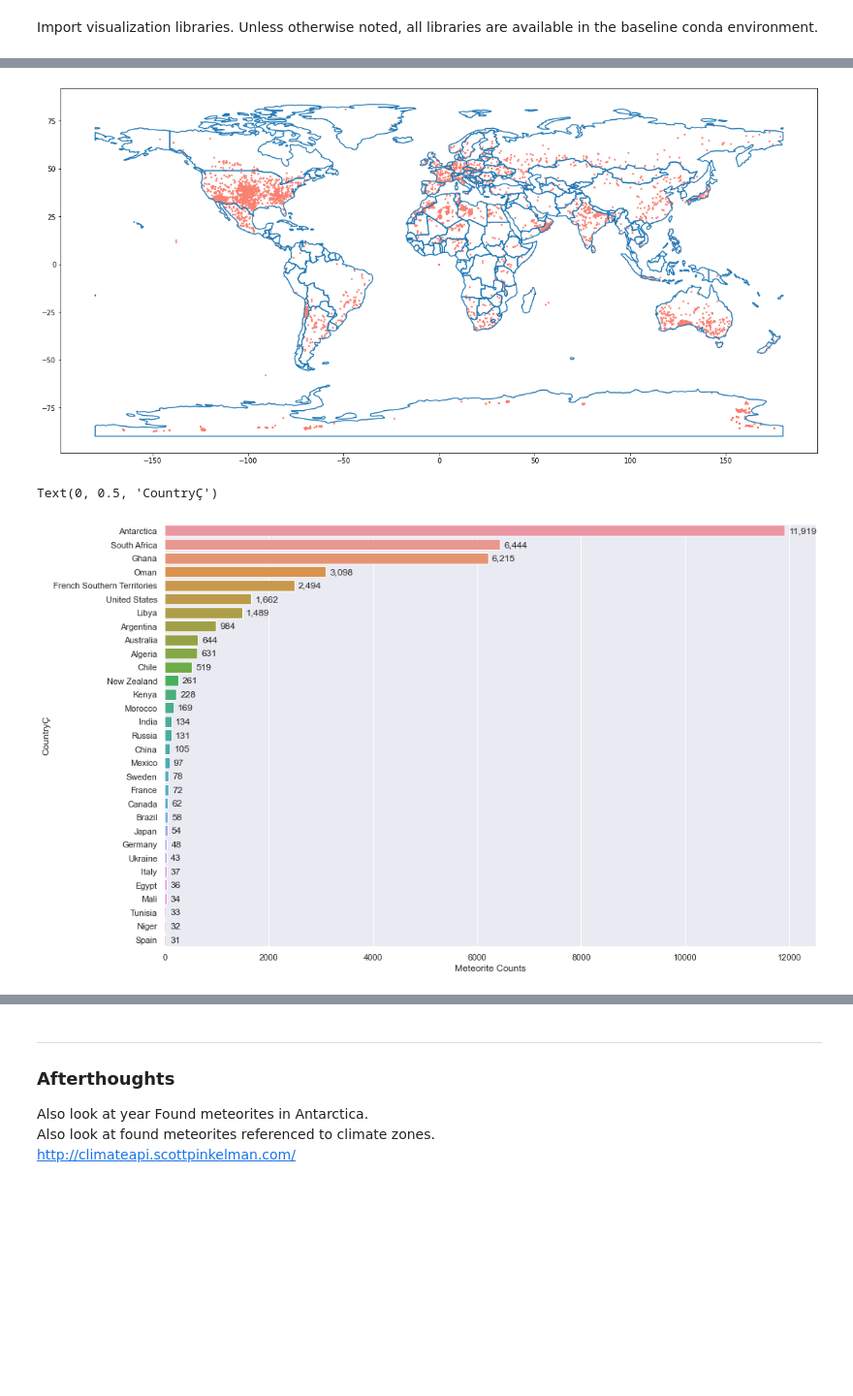
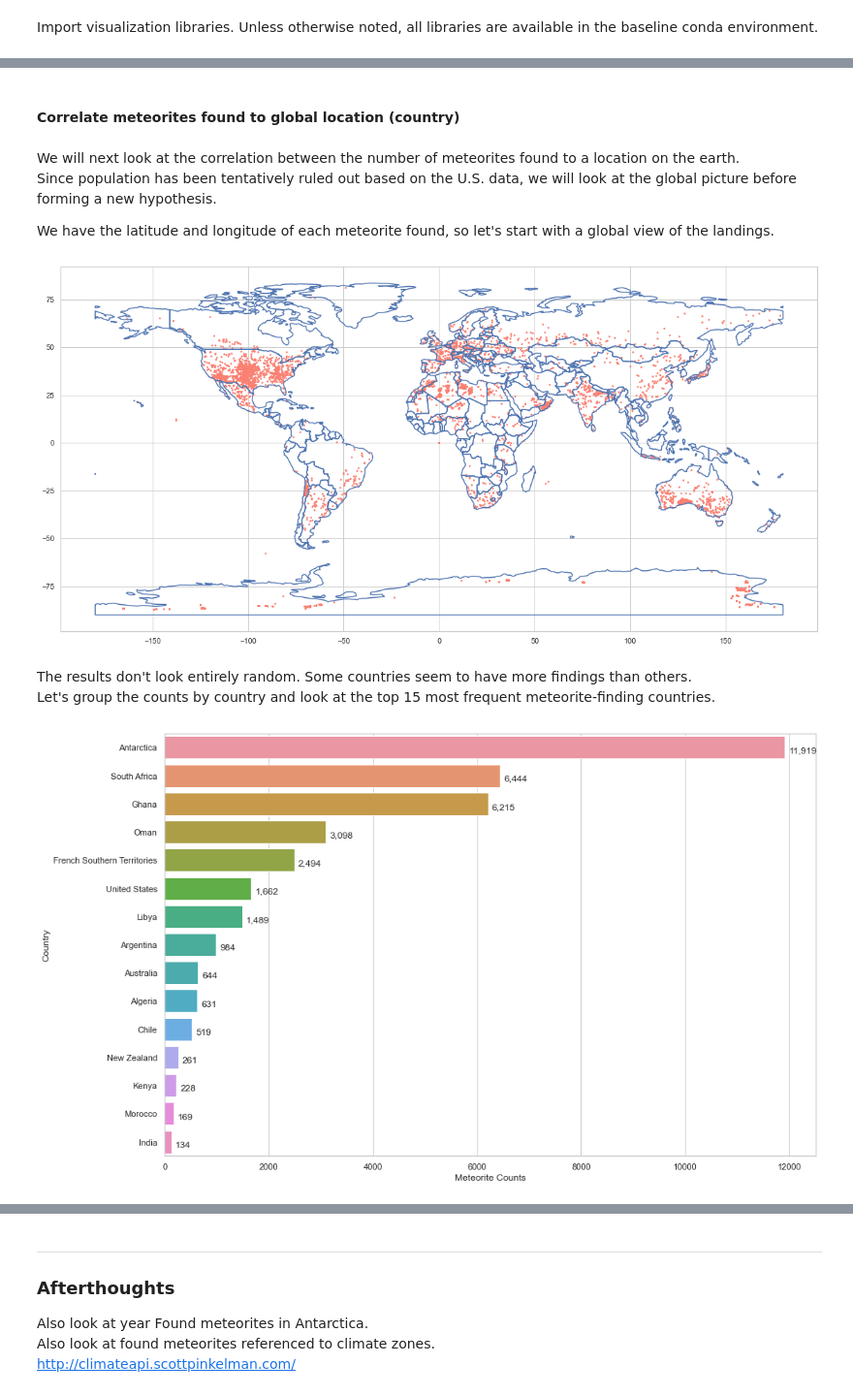
Before and after one commit to carl-schick-ds/meteorite-landings, a Jupyter notebook: meteorite-landings.ipynb, the cells around one changed output, grey strips where cells are left out. Shown at 97% size. Drawn from its saved outputs; the diff is of its cells as text; code cells hidden in the pictures; blank space fills up the shorter version.

```diff
--- a/meteorite-landings.ipynb
+++ b/meteorite-landings.ipynb
@@ -234,33 +323,56 @@ from IPython.display import display
+# %% [markdown]
+#### Correlate meteorites found to global location (country)
+# %% [markdown]
+We will next look at the correlation between the number of meteorites found to a location on the earth.
+Since population has been tentatively ruled out based on the U.S. data, we will look at the global picture before forming a new hypothesis.
+
+We have the latitude and longitude of each meteorite found, so let's start with a global view of the landings.
 # %%
+def build_mapping_data(meteorite_data):
+    # Create lat/long points and add them to the meteorite data as a GeoDataFrame (gdf)
+    # Next get the map of the earth (world) and return both
+    geometry = [Point(xy) for xy in zip(meteorite_data['reclong'], meteorite_data['reclat'])]
+    gdf = GeoDataFrame(meteorite_data, geometry=geometry)
+    world = gpd.read_file(gpd.datasets.get_path('naturalearth_lowres'))
 
-geometry = [Point(xy) for xy in zip(meteorite_data['reclong'], meteorite_data['reclat'])]
-gdf = GeoDataFrame(meteorite_data, geometry=geometry)
+    return gdf, world
 
-#this is a simple map that goes with geopandas
-world = gpd.read_file(gpd.datasets.get_path('naturalearth_lowres'))
-gdf.plot(ax=world.boundary.plot(figsize=(20, 12)), marker='o', color='salmon', markersize=3);
+def display_world_view(gdf, world):
+    # Plot the world map first
+    ax = world.boundary.plot(figsize=(20, 12))
+
+    # Plat the meteorite landings on top of the world map
+    gdf.plot(ax=ax, marker='o', color='salmon', markersize=3)
+
+gdf, world = build_mapping_data(meteorite_data)
+display_world_view(gdf, world)
 # %% [output]
-[figure, old version]
+[figure, new version]
+# %% [markdown]
+The results don't look entirely random.  Some countries seem to have more findings than others.
+Let's group the counts by country and look at the top 15 most frequent meteorite-finding countries.
 # %%
-sns.set(rc={"figure.figsize":(15, 10)})
-meteorite_counts = pd.DataFrame(meteorite_data.groupby(['country_name']).size().reset_index(name='meteorite_count'))
-meteorite_counts.sort_values(by='meteorite_count', ascending=False, inplace=True)
-# print(meteorite_counts['meteorite_count'].value_counts())
+def graph_met_to_country(meteorite_data, top=50):
+    # Group meteorite counts by country and select the top requested (default of 50) into a dataframe
+    meteorite_counts = pd.DataFrame(meteorite_data.groupby(['country_name']).size().reset_index(name='meteorite_count'))
+    meteorite_counts_top = meteorite_counts.sort_values(by='meteorite_count', ascending=False)[:top]
 
-mask = meteorite_counts['meteorite_count'] > 25
-g = sns.barplot(data=meteorite_counts[mask], x='meteorite_count', y='country_name')
+    # Plot the dataframe with meteorite count and country name
+    plt.figure(figsize = (15,10))
+    ax = sns.barplot(data=meteorite_counts_top, x='meteorite_count', y='country_name')
 
-for p in g.patches:
-    pass
-    _x = p.get_x() + p.get_width() + float(75)
-    _y = p.get_y() + p.get_height() - (p.get_height()*0.25)
-    value = '{:,.0f}'.format(p.get_width())
-    # value = '{:.1f}'.format(p.get_width())
-    g.text(_x, _y, value, ha="left")
+    # Add text to each bar with the number of meteorites for that country
+    for p in ax.patches:
+        pass
+        _x = p.get_x() + p.get_width() + float(75)
+        _y = p.get_y() + p.get_height() - (p.get_height()*0.25)
+        value = '{:,.0f}'.format(p.get_width())
+        ax.text(_x, _y, value, ha="left")
 
-g.set_xlabel('Meteorite Counts')
-g.set_ylabel('CountryÇ')
-# print(meteorite_counts)
+    # Label the axes
+    ax.set_xlabel('Meteorite Counts')
+    ax.set_ylabel('Country')
+
+graph_met_to_country(meteorite_data, top=15)
 # %% [output]
-Text(0, 0.5, 'CountryÇ')
-[figure, old version]
+[figure, new version]
```
Also changed, not shown: parts of 25 cells of this notebook.
